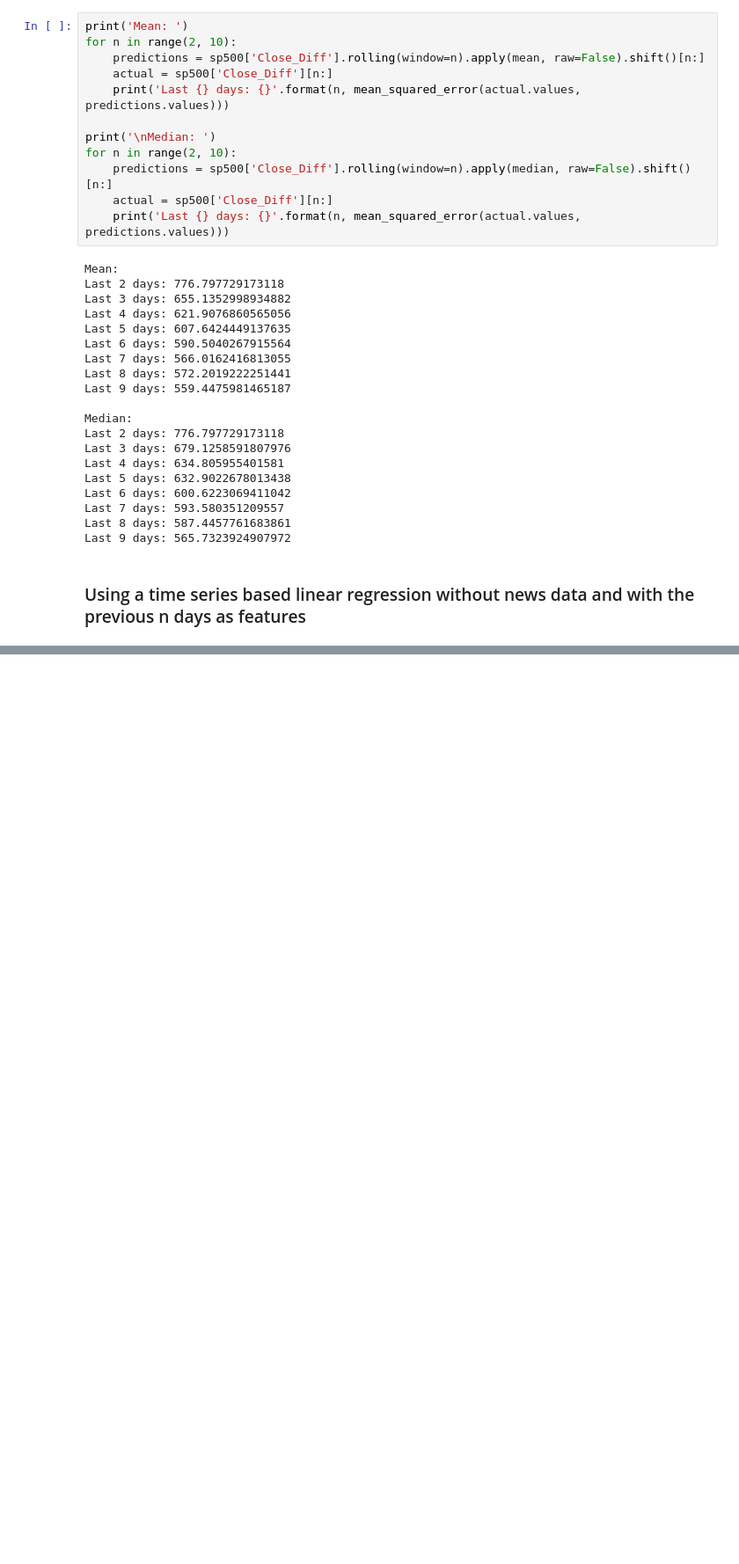
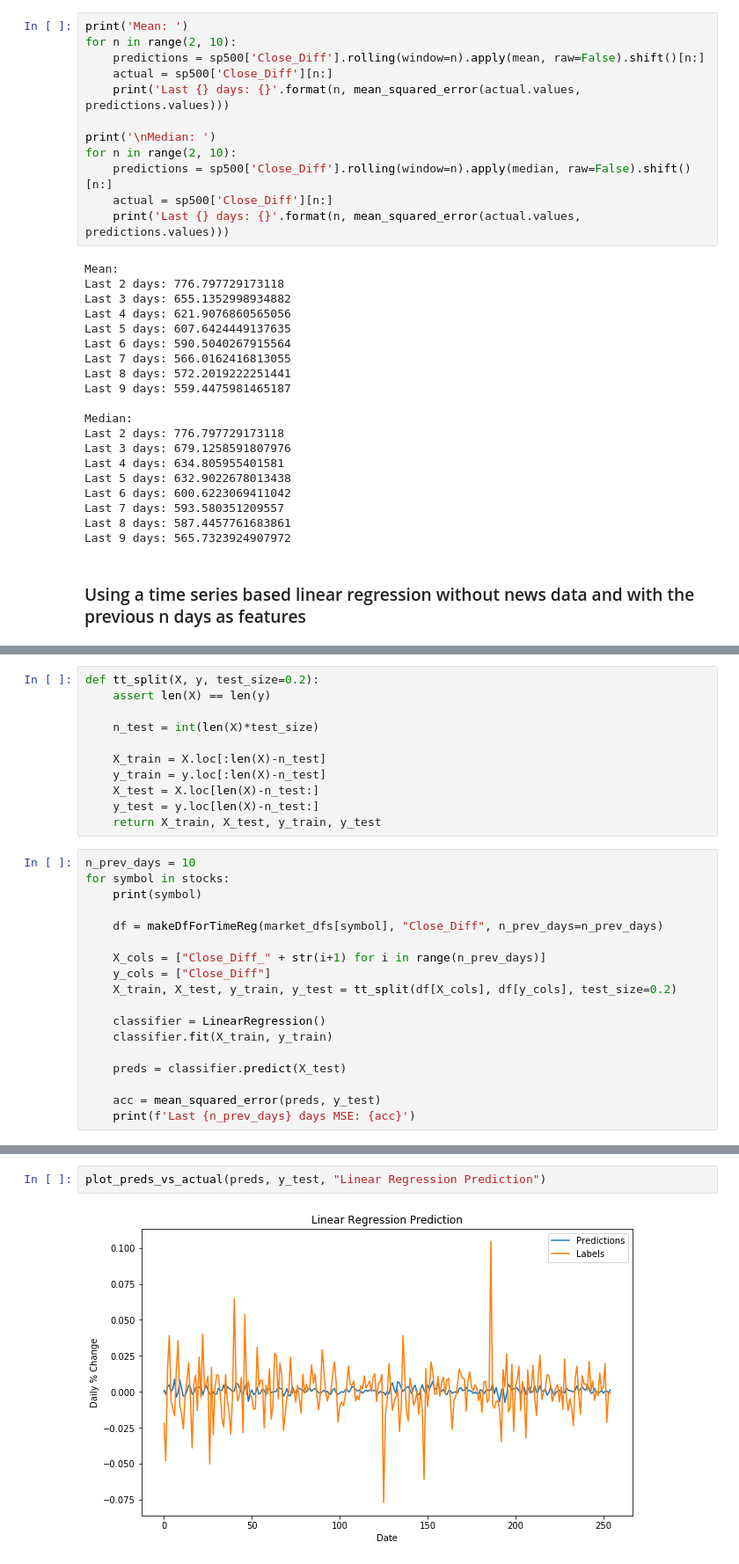
Before and after one commit to AbbyB/orie4741, a Jupyter notebook: Final Project/Baselines.ipynb, the cells around one changed output, grey strips where cells are left out. Shown: that part at 88% size. Cells and saved outputs as stored; diff of their text form; blank space fills up the shorter version.

```diff
--- a/Final Project/Baselines.ipynb
+++ b/Final Project/Baselines.ipynb
@@ -189,0 +281,29 @@ Last 5 days: 448.06095940068275
+# %%
+def tt_split(X, y, test_size=0.2):
+    assert len(X) == len(y)
+
+    n_test = int(len(X)*test_size)
+
+    X_train = X.loc[:len(X)-n_test]
+    y_train = y.loc[:len(X)-n_test]
+    X_test = X.loc[len(X)-n_test:]
+    y_test = y.loc[len(X)-n_test:]
+    return X_train, X_test, y_train, y_test
+# %%
+n_prev_days = 10
+for symbol in stocks:
+    print(symbol)
+
+    df = makeDfForTimeReg(market_dfs[symbol], "Close_Diff", n_prev_days=n_prev_days)
+
+    X_cols = ["Close_Diff_" + str(i+1) for i in range(n_prev_days)]
+    y_cols = ["Close_Diff"]
+    X_train, X_test, y_train, y_test = tt_split(df[X_cols], df[y_cols], test_size=0.2)
+
+    classifier = LinearRegression()
+    classifier.fit(X_train, y_train)
+
+    preds = classifier.predict(X_test)
+
+    acc = mean_squared_error(preds, y_test)
+    print(f'Last {n_prev_days} days MSE: {acc}')
@@ -189,0 +321,4 @@ Last 5 days: 448.06095940068275
+# %%
+plot_preds_vs_actual(preds, y_test, "Linear Regression Prediction")
+# %% [output]
+[figure, added]
```
Also changed, not shown: parts of 26 cells of this notebook, 2 other files.
